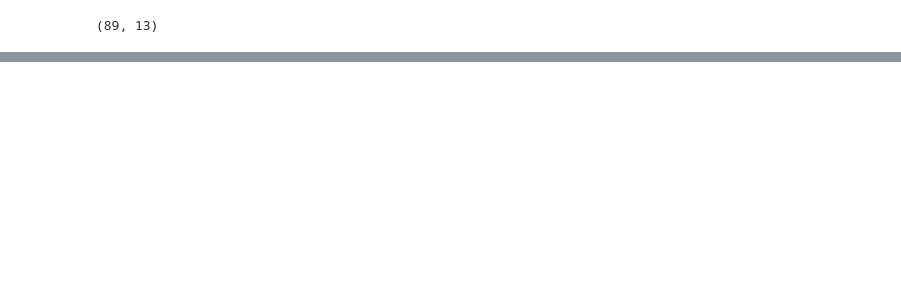
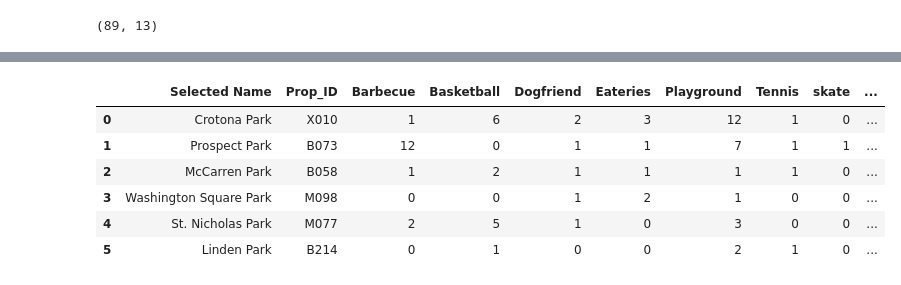
Before and after one commit to rohuniyer/How-greenspace-makes-the-green, a Jupyter notebook: greenspace.ipynb, the cells around one changed output, grey strips where cells are left out. Cells and saved outputs as stored; diff of their text form; code cells hidden in the pictures; blank space fills up the shorter version.

```diff
--- a/greenspace.ipynb
+++ b/greenspace.ipynb
@@ -384,0 +375,18 @@ choroplethNYC(facility,column="area",cmap="bone")
+# %%
+pname=['Crotona Park', 'Fort Greene', 'Prospect Park', 'McCarren Park', 'Washington Square Park', 'St. Nicholas Park', 'Linden Park']
+# %%
+pname=pd.DataFrame(pname)
+# %%
+pname.rename(columns={0:'Selected Name'},inplace=True)
+# %%
+pname=pname.merge(gsfacility,left_on='Selected Name',right_on='park_name')
+# %%
+pname
+# %% [output]
+|  | Selected Name | Prop_ID | Barbecue | Basketball | Dogfriend | Eateries | Playground | Tennis | skate | ... |
+| 0 | Crotona Park | X010 | 1 | 6 | 2 | 3 | 12 | 1 | 0 | ... |
+| 1 | Prospect Park | B073 | 12 | 0 | 1 | 1 | 7 | 1 | 1 | ... |
+| 2 | McCarren Park | B058 | 1 | 2 | 1 | 1 | 1 | 1 | 0 | ... |
+| 3 | Washington Square Park | M098 | 0 | 0 | 1 | 2 | 1 | 0 | 0 | ... |
+| 4 | St. Nicholas Park | M077 | 2 | 5 | 1 | 0 | 3 | 0 | 0 | ... |
+| 5 | Linden Park | B214 | 0 | 1 | 0 | 0 | 2 | 1 | 0 | ... |
```
Also changed, not shown: parts of 4 cells of this notebook.
